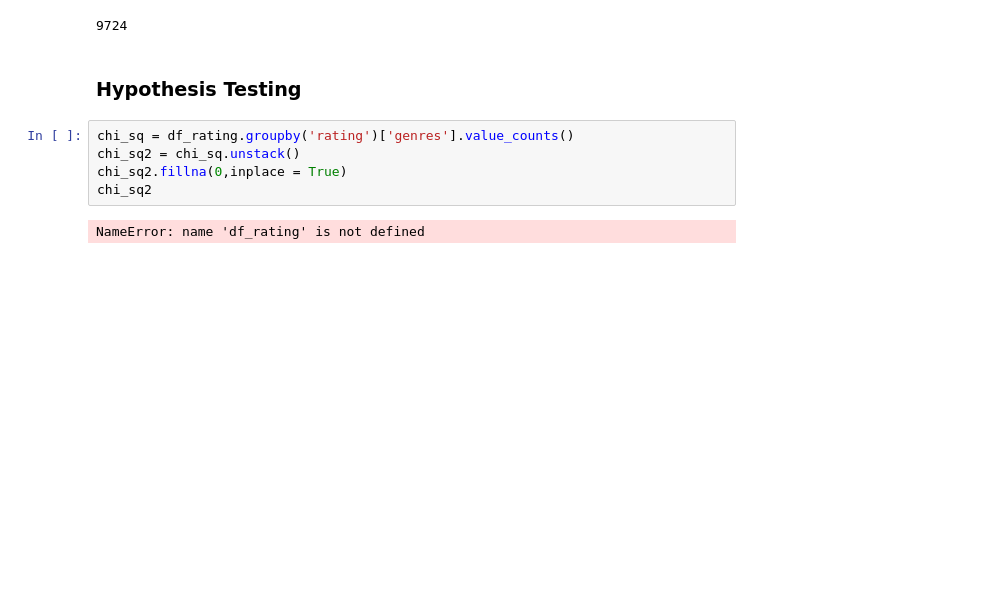
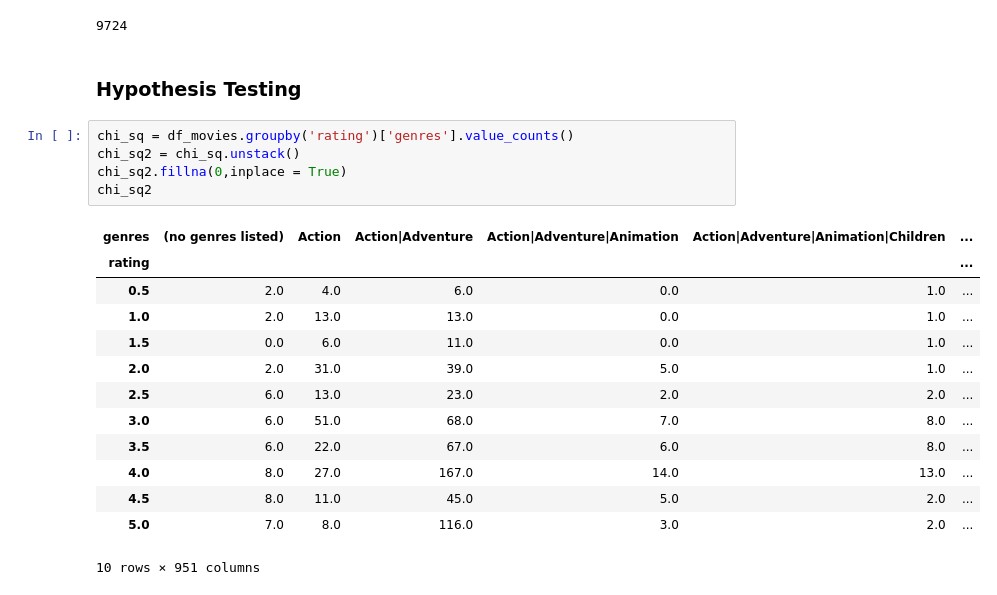
Before and after one commit to jbillet/Movie-Recommendation-System, a Jupyter notebook: Untitled.ipynb, the cells around one changed output. Cells and saved outputs as stored; diff of their text form; blank space fills up the shorter version.

```diff
--- a/Untitled.ipynb
+++ b/Untitled.ipynb
@@ -173,9 +180,21 @@ len(df_movies['movieId'].unique())
 # %% [markdown]
 ### Hypothesis Testing
 # %%
-chi_sq = df_rating.groupby('rating')['genres'].value_counts()
+chi_sq = df_movies.groupby('rating')['genres'].value_counts()
 chi_sq2 = chi_sq.unstack()
 chi_sq2.fillna(0,inplace = True)
 chi_sq2
 # %% [output]
+| genres | (no genres listed) | Action | Action|Adventure | Action|Adventure|Animation | Action|Adventure|Animation|Children | ... |
+| rating |  |  |  |  |  | ... |
+| 0.5 | 2.0 | 4.0 | 6.0 | 0.0 | 1.0 | ... |
+| 1.0 | 2.0 | 13.0 | 13.0 | 0.0 | 1.0 | ... |
+| 1.5 | 0.0 | 6.0 | 11.0 | 0.0 | 1.0 | ... |
+| 2.0 | 2.0 | 31.0 | 39.0 | 5.0 | 1.0 | ... |
+| 2.5 | 6.0 | 13.0 | 23.0 | 2.0 | 2.0 | ... |
+| 3.0 | 6.0 | 51.0 | 68.0 | 7.0 | 8.0 | ... |
+| 3.5 | 6.0 | 22.0 | 67.0 | 6.0 | 8.0 | ... |
+| 4.0 | 8.0 | 27.0 | 167.0 | 14.0 | 13.0 | ... |
+| 4.5 | 8.0 | 11.0 | 45.0 | 5.0 | 2.0 | ... |
+| 5.0 | 7.0 | 8.0 | 116.0 | 3.0 | 2.0 | ... |
-NameError: name 'df_rating' is not defined
+10 rows × 951 columns
```
Also changed, not shown: parts of 8 cells of this notebook.
